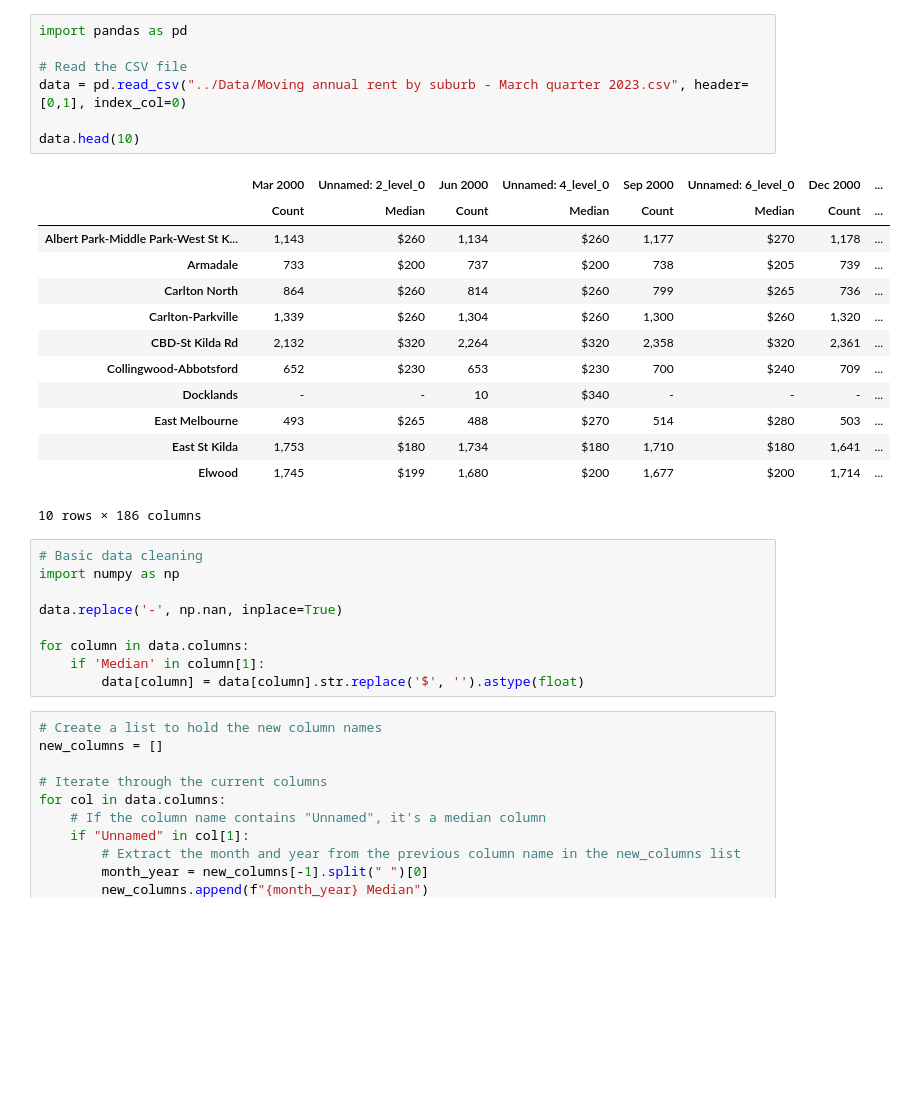
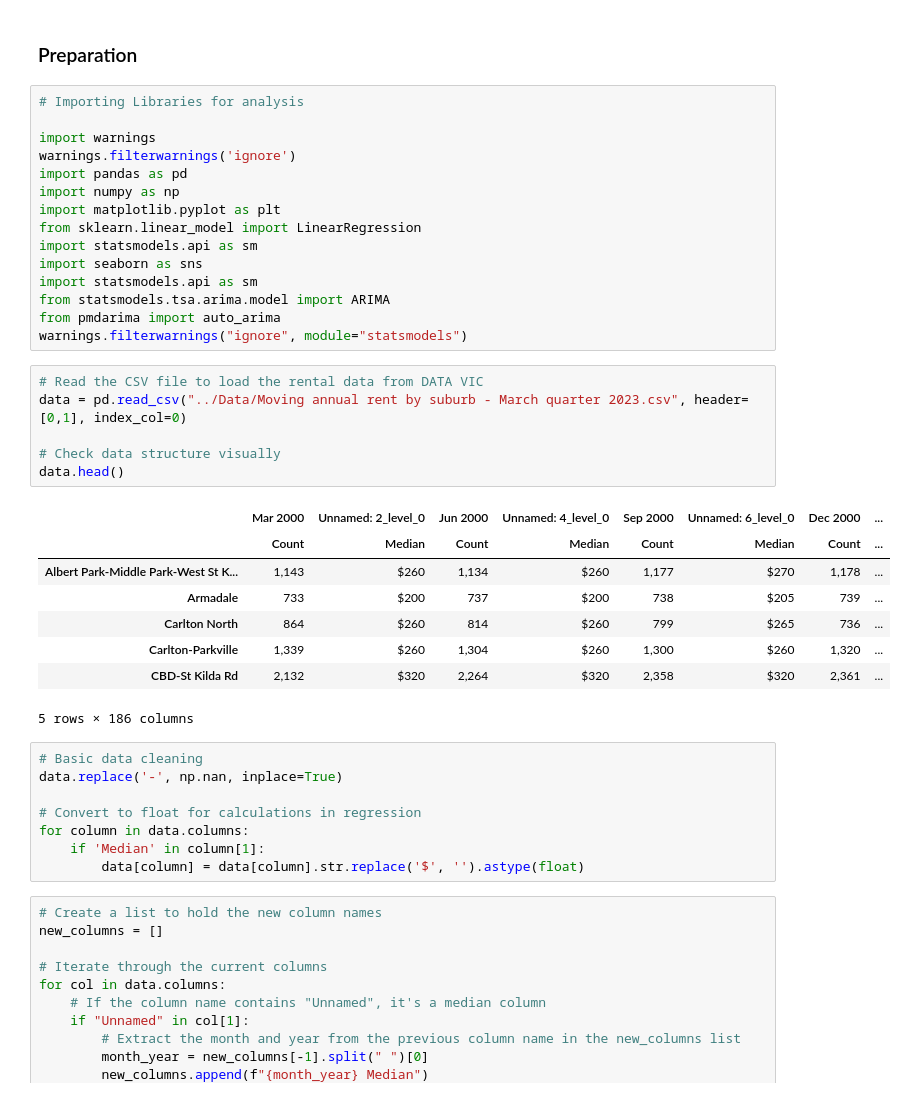
Before and after one commit to vanessagraciia/Real-Estate-Industry-Project, a Jupyter notebook: notebooks/predicted_growth.ipynb, the cells around one changed output. Cells and saved outputs as stored; diff of their text form; blank space fills up the shorter version.

```diff
--- a/notebooks/predicted_growth.ipynb
+++ b/notebooks/predicted_growth.ipynb
@@ -1,30 +8,40 @@
+# %% [markdown]
+### Preparation
+# %%
+# Importing Libraries for analysis
+
+import warnings
+warnings.filterwarnings('ignore')
+import pandas as pd
+import numpy as np
+import matplotlib.pyplot as plt
+from sklearn.linear_model import LinearRegression
+import statsmodels.api as sm
+import seaborn as sns
+import statsmodels.api as sm
+from statsmodels.tsa.arima.model import ARIMA
+from pmdarima import auto_arima
+warnings.filterwarnings("ignore", module="statsmodels")
 # %%
-import pandas as pd
-
-# Read the CSV file
+# Read the CSV file to load the rental data from DATA VIC
 data = pd.read_csv("../Data/Moving annual rent by suburb - March quarter 2023.csv", header=[0,1], index_col=0)
 
-data.head(10)
+# Check data structure visually
+data.head()
 # %% [output]
 |  | Mar 2000 | Unnamed: 2_level_0 | Jun 2000 | Unnamed: 4_level_0 | Sep 2000 | Unnamed: 6_level_0 | Dec 2000 | ... |
 |  | Count | Median | Count | Median | Count | Median | Count | ... |
 | Albert Park-Middle Park-West St K... | 1,143 | $260 | 1,134 | $260 | 1,177 | $270 | 1,178 | ... |
 | Armadale | 733 | $200 | 737 | $200 | 738 | $205 | 739 | ... |
 | Carlton North | 864 | $260 | 814 | $260 | 799 | $265 | 736 | ... |
 | Carlton-Parkville | 1,339 | $260 | 1,304 | $260 | 1,300 | $260 | 1,320 | ... |
 | CBD-St Kilda Rd | 2,132 | $320 | 2,264 | $320 | 2,358 | $320 | 2,361 | ... |
-| Collingwood-Abbotsford | 652 | $230 | 653 | $230 | 700 | $240 | 709 | ... |
-| Docklands | - | - | 10 | $340 | - | - | - | ... |
-| East Melbourne | 493 | $265 | 488 | $270 | 514 | $280 | 503 | ... |
-| East St Kilda | 1,753 | $180 | 1,734 | $180 | 1,710 | $180 | 1,641 | ... |
-| Elwood | 1,745 | $199 | 1,680 | $200 | 1,677 | $200 | 1,714 | ... |
-10 rows × 186 columns
+5 rows × 186 columns
 # %%
 # Basic data cleaning
-import numpy as np
-
 data.replace('-', np.nan, inplace=True)
 
+# Convert to float for calculations in regression
 for column in data.columns:
     if 'Median' in column[1]:
         data[column] = data[column].str.replace('$', '').astype(float)
```
Also changed, not shown: parts of 36 cells of this notebook, 2 other files.
